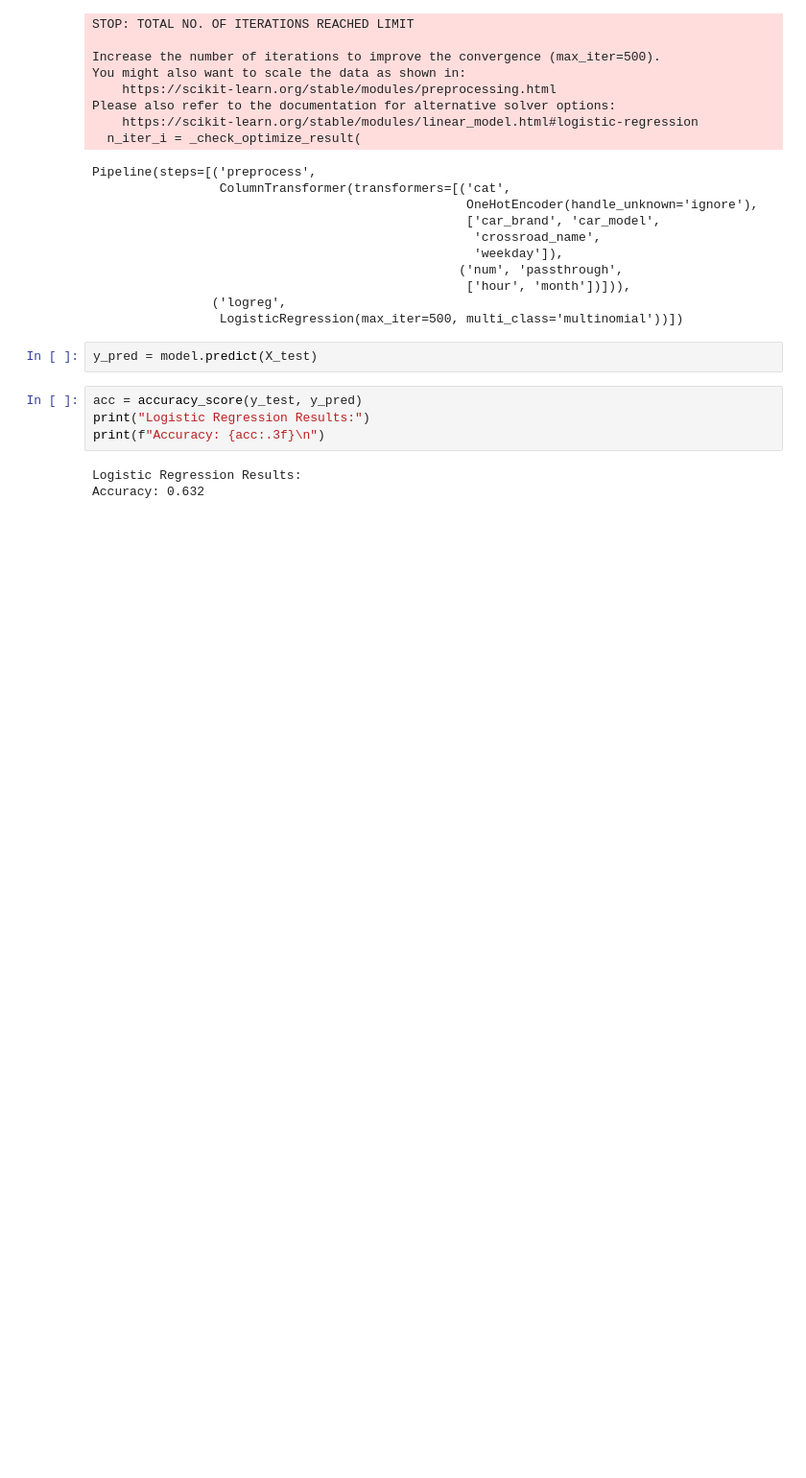
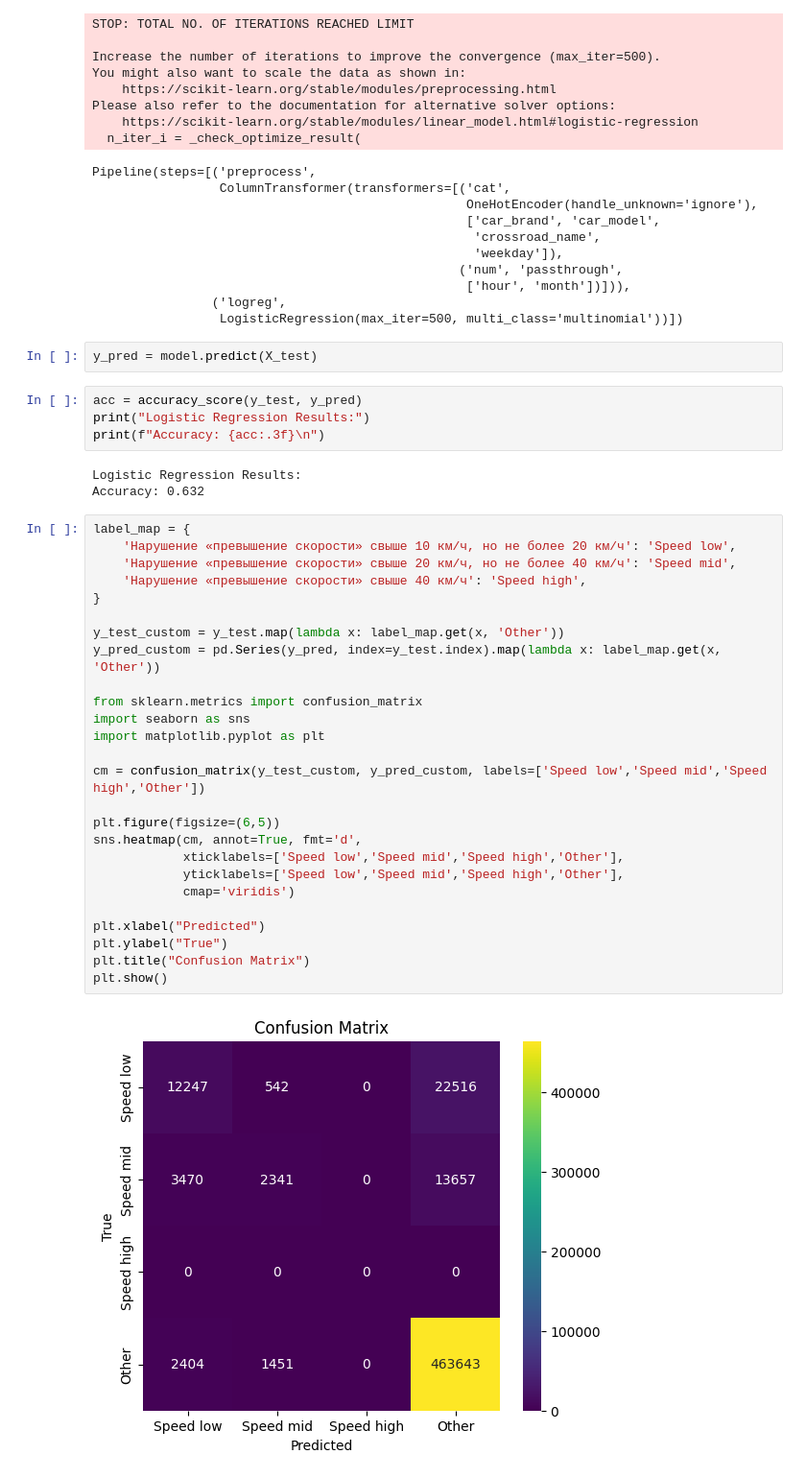
Before and after one commit to s-bye/Kyrgyzstan-traffic, a Jupyter notebook: baiastan_v.ipynb, the cells around one changed output. Shown at 96% size. Cells and saved outputs as stored; diff of their text form; blank space fills up the shorter version.

Commit message:
Confustion matrix added

```diff
--- a/baiastan_v.ipynb
+++ b/baiastan_v.ipynb
@@ -1116,3 +1116,31 @@ print(f"Accuracy: {acc:.3f}\n")
 # %% [output]
 Logistic Regression Results:
 Accuracy: 0.632
+# %%
+label_map = {
+    'Нарушение «превышение скорости» свыше 10 км/ч, но не более 20 км/ч': 'Speed low',
+    'Нарушение «превышение скорости» свыше 20 км/ч, но не более 40 км/ч': 'Speed mid',
+    'Нарушение «превышение скорости» свыше 40 км/ч': 'Speed high',
+}
+
+y_test_custom = y_test.map(lambda x: label_map.get(x, 'Other'))
+y_pred_custom = pd.Series(y_pred, index=y_test.index).map(lambda x: label_map.get(x, 'Other'))
+
+from sklearn.metrics import confusion_matrix
+import seaborn as sns
+import matplotlib.pyplot as plt
+
+cm = confusion_matrix(y_test_custom, y_pred_custom, labels=['Speed low','Speed mid','Speed high','Other'])
+
+plt.figure(figsize=(6,5))
+sns.heatmap(cm, annot=True, fmt='d',
+            xticklabels=['Speed low','Speed mid','Speed high','Other'],
+            yticklabels=['Speed low','Speed mid','Speed high','Other'],
+            cmap='viridis')
+
+plt.xlabel("Predicted")
+plt.ylabel("True")
+plt.title("Confusion Matrix")
+plt.show()
+# %% [output]
+[figure, added]
```
Also changed, not shown: parts of 2 cells of this notebook.
